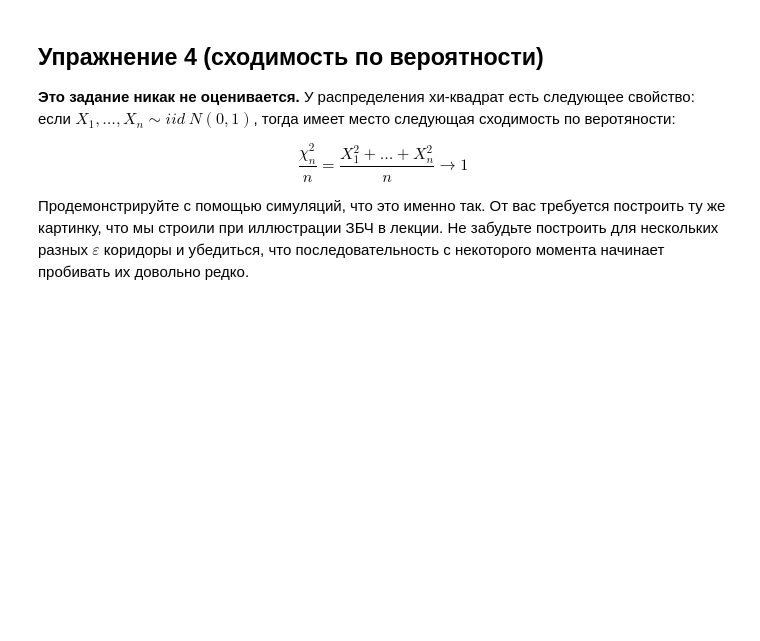
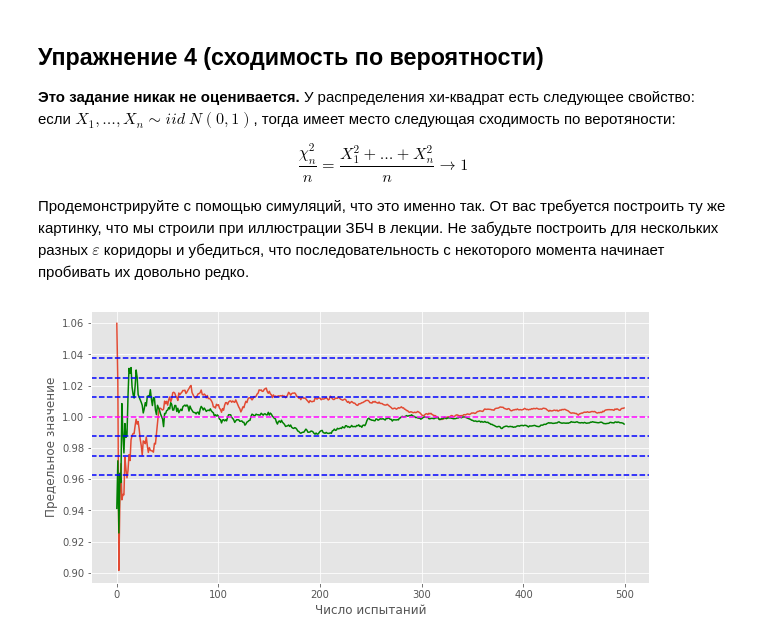
Before and after one commit to infastin/tenet, a Jupyter notebook: msmk/hw05_simple_simulations.ipynb, the cells around one changed output. Saved outputs shown, nothing was run; the diff lists cells and outputs as text; code cells hidden in the pictures; blank space fills up the shorter version.

```diff
--- a/msmk/hw05_simple_simulations.ipynb
+++ b/msmk/hw05_simple_simulations.ipynb
@@ -138,0 +136,37 @@ $$
+# %%
+### ╰( ͡° ͜ʖ ͡° )つ▬▬ι═══════  bzzzzzzzzzz
+# will the code be with you
+
+n = 100
+n_obs = 500
+iid = []
+chi2 = sts.chi2(n)
+
+for i in range(n):
+  iid.append(sts.norm(0, 1))
+
+chi2x = chi2.rvs(n_obs)
+iidx = np.full(n_obs, 0.0)
+
+for i in range(n):
+  iidx += iid[i].rvs(n_obs) ** 2
+
+chi2m = (chi2x.cumsum() / np.arange(1, n_obs + 1)) / n
+iidm = (np.cumsum(iidx) / np.arange(1, n_obs + 1)) / n
+
+eps = 0.0125
+
+plt.figure(figsize=(10,5))
+plt.plot(chi2m)
+plt.plot(iidm, color='g')
+plt.axhline(1, color='magenta', linestyle='dashed')
+plt.axhline(1 + 1*eps, color='b', linestyle='dashed')
+plt.axhline(1 + 2*eps, color='b', linestyle='dashed')
+plt.axhline(1 + 3*eps, color='b', linestyle='dashed')
+plt.axhline(1 - 1*eps, color='b', linestyle='dashed')
+plt.axhline(1 - 2*eps, color='b', linestyle='dashed')
+plt.axhline(1 - 3*eps, color='b', linestyle='dashed')
+plt.xlabel('Число испытаний')
+plt.ylabel('Предельное значение');
+# %% [output]
+[figure, added]
```
Also changed, not shown: parts of 2 cells of this notebook.
